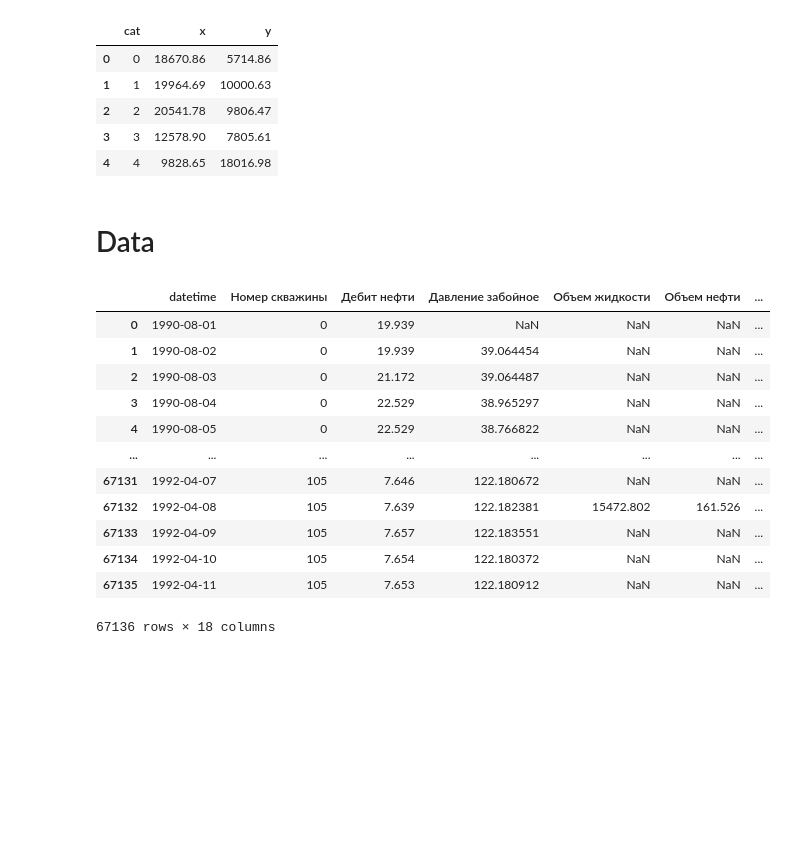
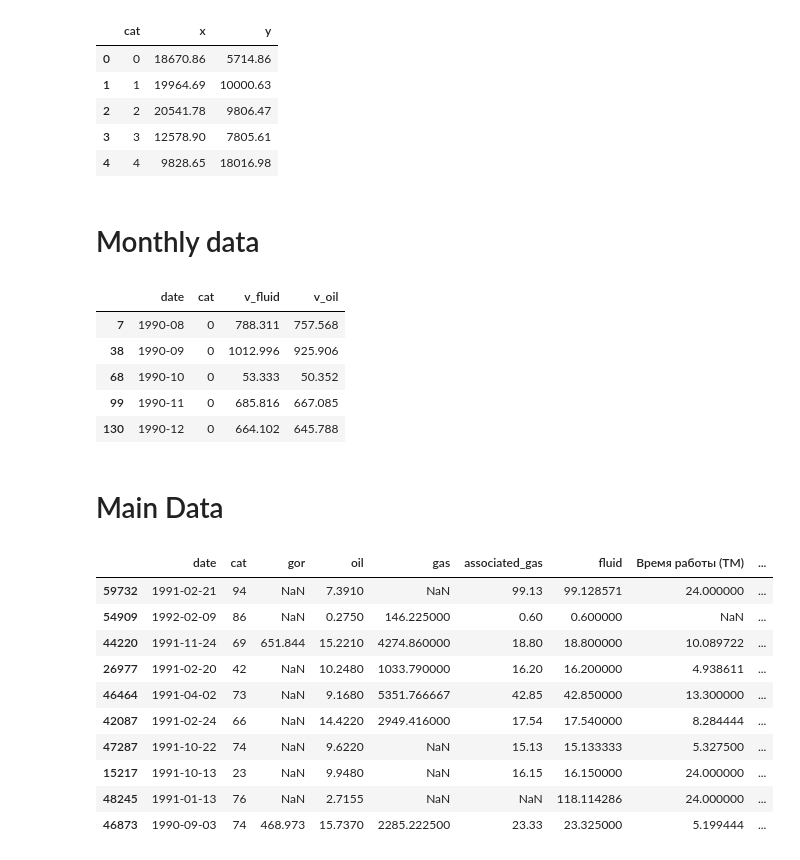
Before and after one commit to kalachinartyom/RL-in-time-series, a Jupyter notebook: notebooks/1.0-kalachin-make-itmo-dataset.ipynb, the cells around one changed output. Cells and saved outputs as stored; diff of their text form; code cells hidden in the pictures; blank space fills up the shorter version.

```diff
--- a/notebooks/1.0-kalachin-make-itmo-dataset.ipynb
+++ b/notebooks/1.0-kalachin-make-itmo-dataset.ipynb
@@ -45,3 +61,24 @@ df.head(5)
 path = "../data/interim/itmo_coords.csv"
 
 df.to_csv(path, index=False)
+# %% [markdown]
+# Monthly data
+# %%
+# Take only monthly data - Volumes of fluid and oil
+df = data[["date", "cat", "v_fluid", "v_oil",]]
+
+# Drop Nans and days
+df = df[~df["v_fluid"].isna()]# data["v_fluid"] == 0)]#.reset_index(drop=True)[["date", "cat", "v_fluid", "v_oil",]]
+df['date'] = df['date'].dt.to_period('M')
+
+# Take max value from repetative
+v_df = df.groupby(["cat", "date"]).max().reset_index()
+
+df.head()
+# %% [output]
+|  | date | cat | v_fluid | v_oil |
+| 7 | 1990-08 | 0 | 788.311 | 757.568 |
+| 38 | 1990-09 | 0 | 1012.996 | 925.906 |
+| 68 | 1990-10 | 0 | 53.333 | 50.352 |
+| 99 | 1990-11 | 0 | 685.816 | 667.085 |
+| 130 | 1990-12 | 0 | 664.102 | 645.788 |
@@ -48,19 +89,22 @@ df.to_csv(path, index=False)
 # %% [markdown]
-# Data
+# Main Data
-# %%
-data.drop(columns=["x", "y"], inplace=True)
-data
-# %% [output]
-|  | datetime | Номер скважины | Дебит нефти | Давление забойное | Объем жидкости | Объем нефти | ... |
-| 0 | 1990-08-01 | 0 | 19.939 | NaN | NaN | NaN | ... |
-| 1 | 1990-08-02 | 0 | 19.939 | 39.064454 | NaN | NaN | ... |
-| 2 | 1990-08-03 | 0 | 21.172 | 39.064487 | NaN | NaN | ... |
-| 3 | 1990-08-04 | 0 | 22.529 | 38.965297 | NaN | NaN | ... |
-| 4 | 1990-08-05 | 0 | 22.529 | 38.766822 | NaN | NaN | ... |
-| ... | ... | ... | ... | ... | ... | ... | ... |
-| 67131 | 1992-04-07 | 105 | 7.646 | 122.180672 | NaN | NaN | ... |
-| 67132 | 1992-04-08 | 105 | 7.639 | 122.182381 | 15472.802 | 161.526 | ... |
-| 67133 | 1992-04-09 | 105 | 7.657 | 122.183551 | NaN | NaN | ... |
-| 67134 | 1992-04-10 | 105 | 7.654 | 122.180372 | NaN | NaN | ... |
-| 67135 | 1992-04-11 | 105 | 7.653 | 122.180912 | NaN | NaN | ... |
-67136 rows × 18 columns
+# %%
+df = data[[
+    'date', 'cat', 'gor', 'oil', 'gas', 'associated_gas', 'fluid',
+    'Время работы (ТМ)', 'Активная мощность (ТМ)', 'Коэффициент мощности (ТМ)',
+    'Давление забойное', 'Давление буферное', 'Давление забойное от Hд', 'Давление забойное от Pпр', 'Давление линейное (ТМ)', 'Давление на входе ЭЦН (ТМ)'
+    ]]
+
+df.sample(10)
+# %% [output]
+|  | date | cat | gor | oil | gas | associated_gas | fluid | Время работы (ТМ) | ... |
+| 59732 | 1991-02-21 | 94 | NaN | 7.3910 | NaN | 99.13 | 99.128571 | 24.000000 | ... |
+| 54909 | 1992-02-09 | 86 | NaN | 0.2750 | 146.225000 | 0.60 | 0.600000 | NaN | ... |
+| 44220 | 1991-11-24 | 69 | 651.844 | 15.2210 | 4274.860000 | 18.80 | 18.800000 | 10.089722 | ... |
+| 26977 | 1991-02-20 | 42 | NaN | 10.2480 | 1033.790000 | 16.20 | 16.200000 | 4.938611 | ... |
+| 46464 | 1991-04-02 | 73 | NaN | 9.1680 | 5351.766667 | 42.85 | 42.850000 | 13.300000 | ... |
+| 42087 | 1991-02-24 | 66 | NaN | 14.4220 | 2949.416000 | 17.54 | 17.540000 | 8.284444 | ... |
+| 47287 | 1991-10-22 | 74 | NaN | 9.6220 | NaN | 15.13 | 15.133333 | 5.327500 | ... |
+| 15217 | 1991-10-13 | 23 | NaN | 9.9480 | NaN | 16.15 | 16.150000 | 24.000000 | ... |
+| 48245 | 1991-01-13 | 76 | NaN | 2.7155 | NaN | NaN | 118.114286 | 24.000000 | ... |
+| 46873 | 1990-09-03 | 74 | 468.973 | 15.7370 | 2285.222500 | 23.33 | 23.325000 | 5.199444 | ... |
```
Also changed, not shown: parts of 6 cells of this notebook.
